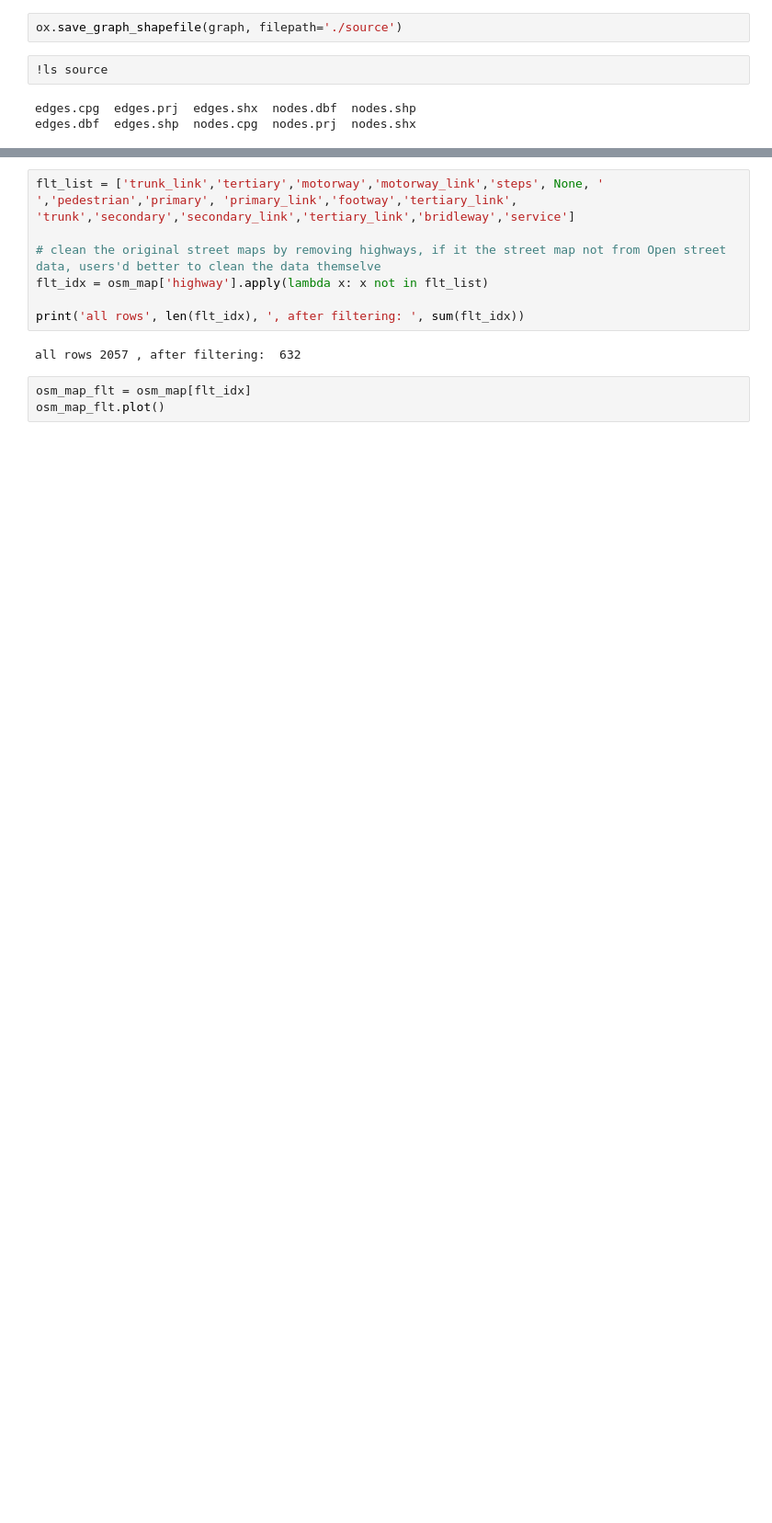
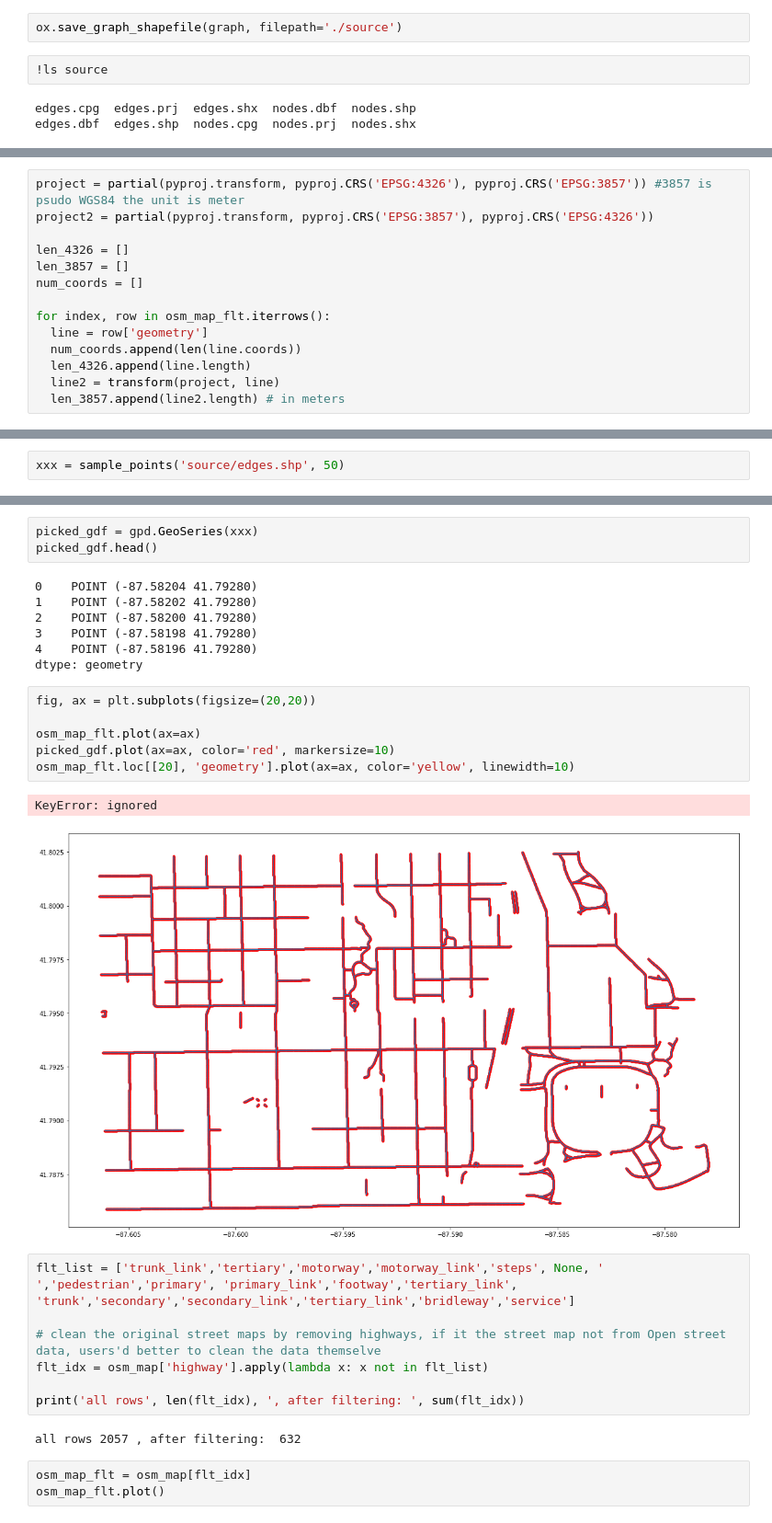
Before and after one commit to kywch/geo-colab, a Jupyter notebook: TreePedia_Step1_point_sampling.ipynb, the cells around one changed output, grey strips where cells are left out. Shown at 92% size. Cells and saved outputs as stored; diff of their text form; blank space fills up the shorter version.

```diff
--- a/TreePedia_Step1_point_sampling.ipynb
+++ b/TreePedia_Step1_point_sampling.ipynb
@@ -100,0 +104,14 @@ memory usage: 305.5+ KB
+# %%
+project = partial(pyproj.transform, pyproj.CRS('EPSG:4326'), pyproj.CRS('EPSG:3857')) #3857 is psudo WGS84 the unit is meter
+project2 = partial(pyproj.transform, pyproj.CRS('EPSG:3857'), pyproj.CRS('EPSG:4326'))
+
+len_4326 = []
+len_3857 = []
+num_coords = []
+
+for index, row in osm_map_flt.iterrows():
+  line = row['geometry']
+  num_coords.append(len(line.coords))
+  len_4326.append(line.length)
+  line2 = transform(project, line)
+  len_3857.append(line2.length) # in meters
@@ -100,0 +198,2 @@ memory usage: 305.5+ KB
+# %%
+xxx = sample_points('source/edges.shp', 50)
@@ -101,3 +210,22 @@ memory usage: 305.5+ KB
+# %%
+picked_gdf = gpd.GeoSeries(xxx)
+picked_gdf.head()
+# %% [output]
+0    POINT (-87.58204 41.79280)
+1    POINT (-87.58202 41.79280)
+2    POINT (-87.58200 41.79280)
+3    POINT (-87.58198 41.79280)
+4    POINT (-87.58196 41.79280)
+dtype: geometry
+# %%
+fig, ax = plt.subplots(figsize=(20,20))
+
+osm_map_flt.plot(ax=ax)
+picked_gdf.plot(ax=ax, color='red', markersize=10)
+osm_map_flt.loc[[20], 'geometry'].plot(ax=ax, color='yellow', linewidth=10)
+# %% [output]
+KeyError: ignored
+[figure, added]
 # %%
 flt_list = ['trunk_link','tertiary','motorway','motorway_link','steps', None, ' ','pedestrian','primary', 'primary_link','footway','tertiary_link', 'trunk','secondary','secondary_link','tertiary_link','bridleway','service']
 
```
Also changed, not shown: parts of 15 cells of this notebook.
